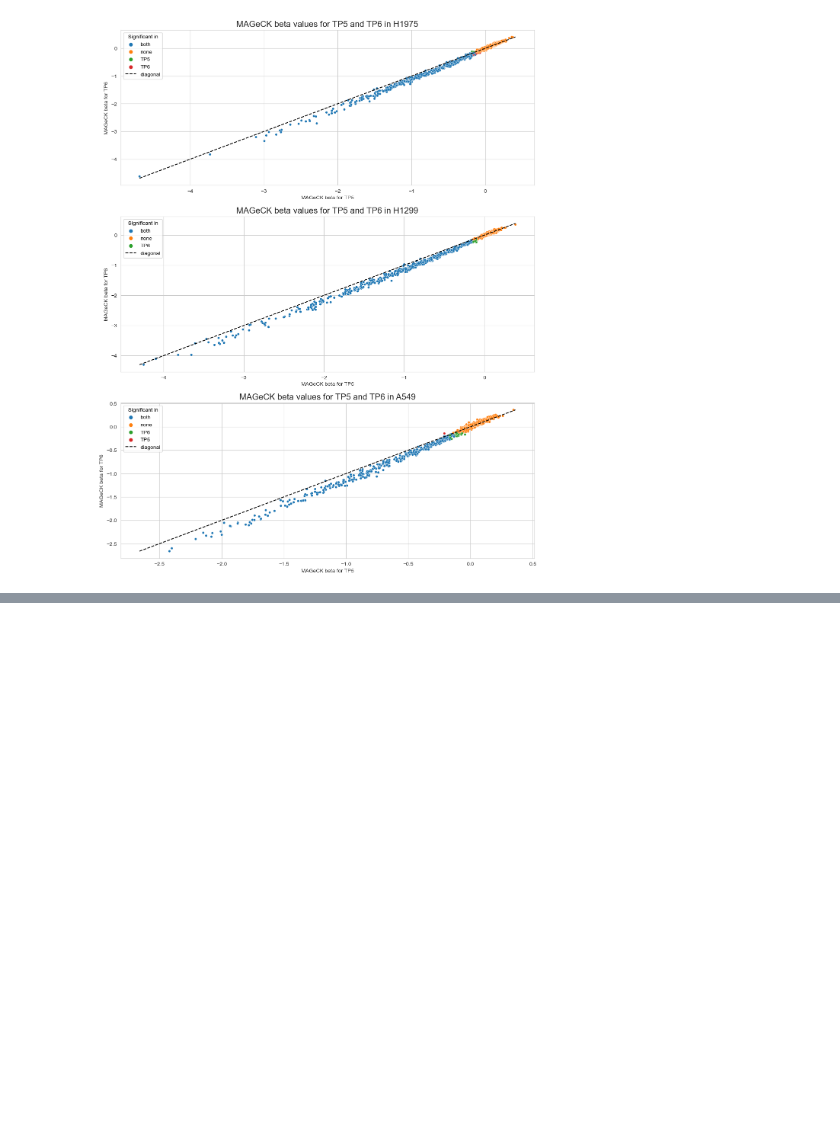
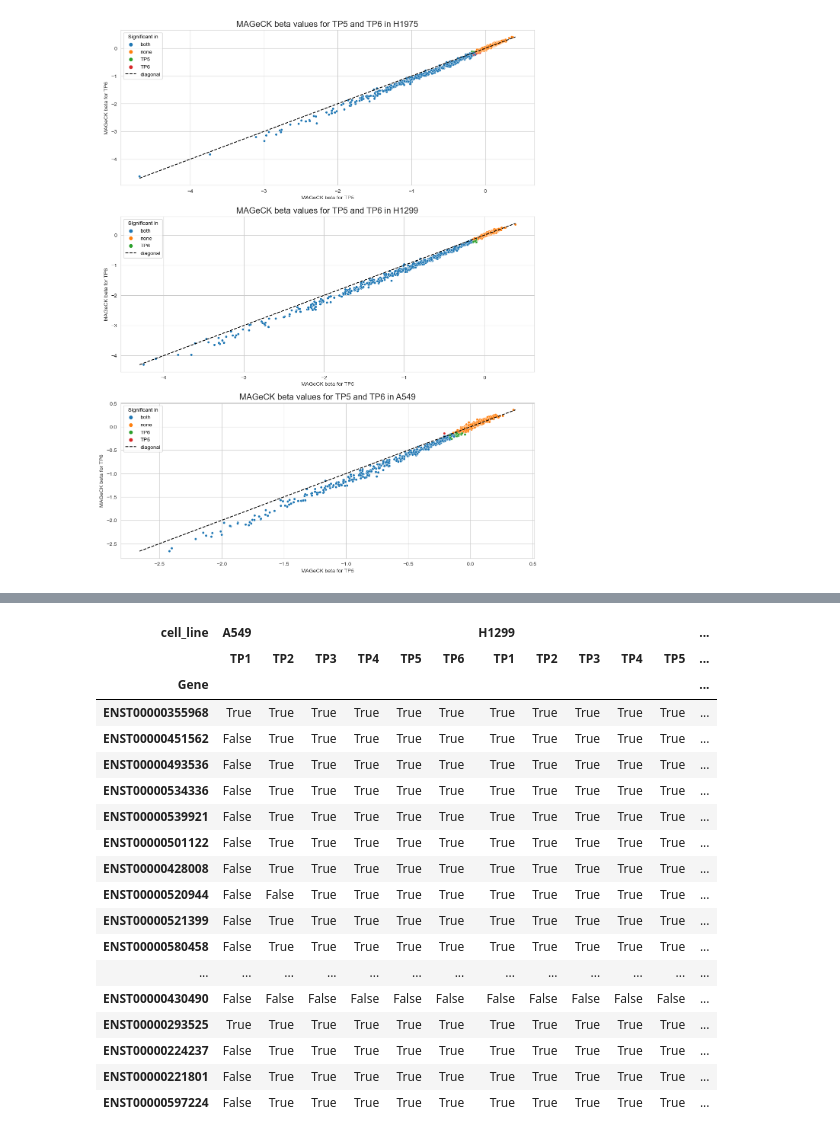
Before and after one commit to stefanpeidli/SYM101, a Jupyter notebook: notebooks/pooled_screen_1_mageck_advanced.ipynb, the cells around one changed output, grey strips where cells are left out. Cells and saved outputs as stored; diff of their text form; code cells hidden in the pictures; blank space fills up the shorter version.

```diff
--- a/notebooks/pooled_screen_1_mageck_advanced.ipynb
+++ b/notebooks/pooled_screen_1_mageck_advanced.ipynb
@@ -365,0 +406,22 @@ pl.show()
+# %%
+hit_tab
+# %% [output]
+| cell_line | A549 |  |  |  |  |  | H1299 |  |  |  |  | ... |
+|  | TP1 | TP2 | TP3 | TP4 | TP5 | TP6 | TP1 | TP2 | TP3 | TP4 | TP5 | ... |
+| Gene |  |  |  |  |  |  |  |  |  |  |  | ... |
+| ENST00000355968 | True | True | True | True | True | True | True | True | True | True | True | ... |
+| ENST00000451562 | False | True | True | True | True | True | True | True | True | True | True | ... |
+| ENST00000493536 | False | True | True | True | True | True | True | True | True | True | True | ... |
+| ENST00000534336 | False | True | True | True | True | True | True | True | True | True | True | ... |
+| ENST00000539921 | False | True | True | True | True | True | True | True | True | True | True | ... |
+| ENST00000501122 | False | True | True | True | True | True | True | True | True | True | True | ... |
+| ENST00000428008 | False | True | True | True | True | True | True | True | True | True | True | ... |
+| ENST00000520944 | False | False | True | True | True | True | True | True | True | True | True | ... |
+| ENST00000521399 | False | True | True | True | True | True | True | True | True | True | True | ... |
+| ENST00000580458 | False | True | True | True | True | True | True | True | True | True | True | ... |
+| ... | ... | ... | ... | ... | ... | ... | ... | ... | ... | ... | ... | ... |
+| ENST00000430490 | False | False | False | False | False | False | False | False | False | False | False | ... |
+| ENST00000293525 | True | True | True | True | True | True | True | True | True | True | True | ... |
+| ENST00000224237 | False | True | True | True | True | True | True | True | True | True | True | ... |
+| ENST00000221801 | False | True | True | True | True | True | True | True | True | True | True | ... |
+| ENST00000597224 | False | True | True | True | True | True | True | True | True | True | True | ... |
```
Also changed, not shown: parts of 7 cells of this notebook, 2 other files.
